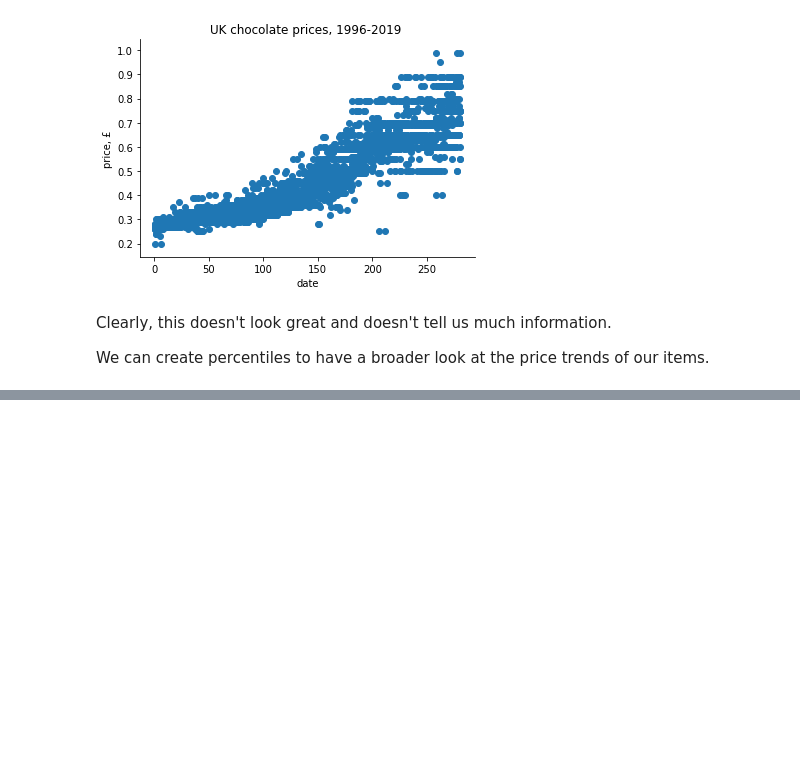
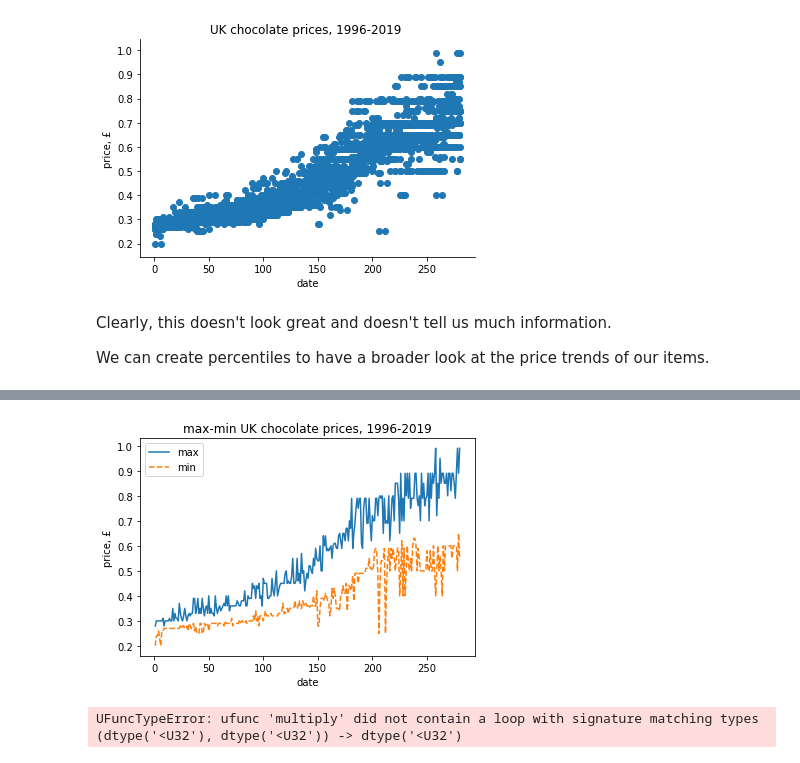
Before and after one commit to rahatsiddique/pandas_basics, a Jupyter notebook: price trends/CPI price trends.ipynb, the cells around one changed output, grey strips where cells are left out. Cells and saved outputs as stored; diff of their text form; code cells hidden in the pictures; blank space fills up the shorter version.

```diff
--- a/price trends/CPI price trends.ipynb
+++ b/price trends/CPI price trends.ipynb
@@ -167,0 +235,20 @@ percentiles =
+# %%
+# multiple line plot
+# example templates: https://www.kaggle.com/andyxie/matplotlib-plot-multiple-lines
+
+plt.plot(chocagg['date'], chocagg['max_price'], '-', label='max')
+plt.plot(chocagg['date'], chocagg['min_price'], '--', label='min')
+#plt.plot(chocagg['date'], chocagg['total_price'], '-.', label='total')
+plt.legend(loc="upper left")
+plt.title('max-min UK chocolate prices, 1996-2019')
+plt.xlabel('date') # Set x-axis label
+plt.ylabel('price, £') # Set y-axis label
+plt.show()
+# %% [output]
+[figure, added]
+# %%
+test = df1[df1['description'] == 'CHOCOLATE'].groupby('date').agg(
+    p10 = np.percentile('price', q = 10),
+    p90 = np.percentile('price', q = 90)).reset_index()
+# %% [output]
+UFuncTypeError: ufunc 'multiply' did not contain a loop with signature matching types (dtype('<U32'), dtype('<U32')) -> dtype('<U32')
```
Also changed, not shown: parts of 24 cells of this notebook.
